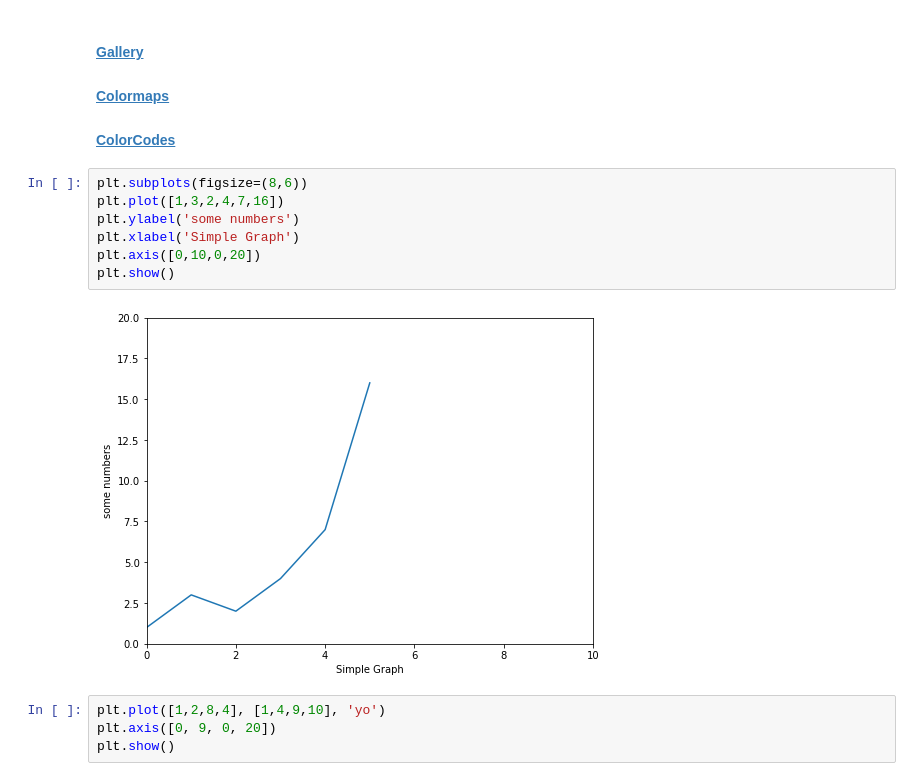
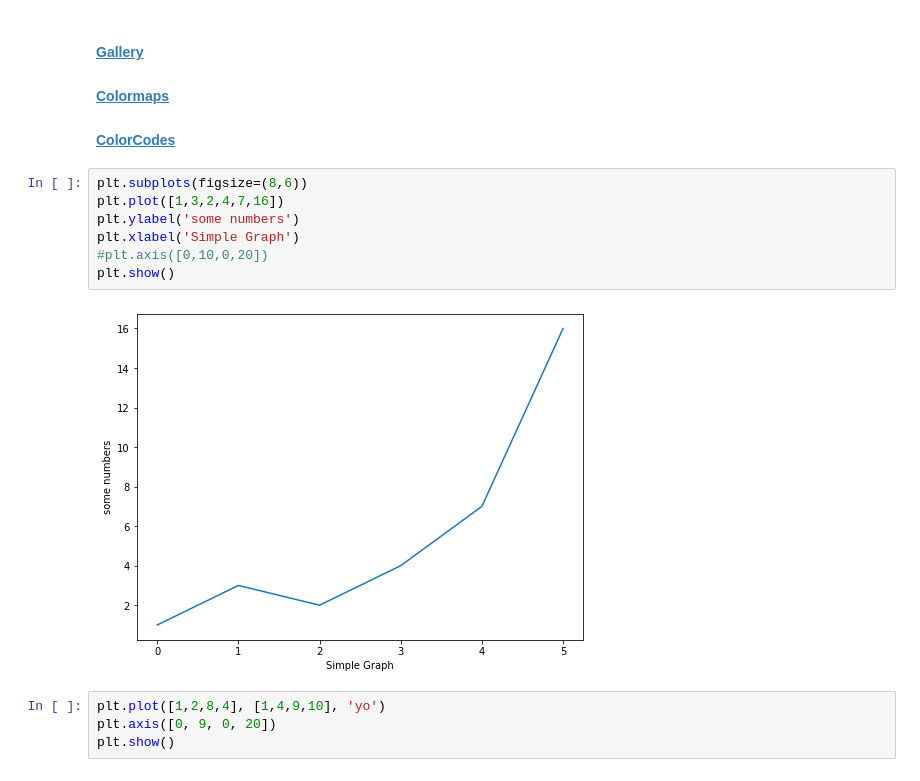
Before and after one commit to rsouza/Python_Course, a Jupyter notebook: Notebooks/14_Viz_Matplotlib.ipynb, the cells around one changed output. Cells and saved outputs as stored; diff of their text form.

```diff
--- a/Notebooks/14_Viz_Matplotlib.ipynb
+++ b/Notebooks/14_Viz_Matplotlib.ipynb
@@ -18,12 +18,12 @@ In matplotlib.pyplot various states are preserved across function calls, so that
 # %%
 plt.subplots(figsize=(8,6))
 plt.plot([1,3,2,4,7,16])
 plt.ylabel('some numbers')
 plt.xlabel('Simple Graph')
-plt.axis([0,10,0,20])
+#plt.axis([0,10,0,20])
 plt.show()
 # %% [output]
-[figure, old version]
+[figure, new version]
 # %%
 plt.plot([1,2,8,4], [1,4,9,10], 'yo')
 plt.axis([0, 9, 0, 20])
```
Also changed, not shown: parts of 1 cell of this notebook, 1 other file.
